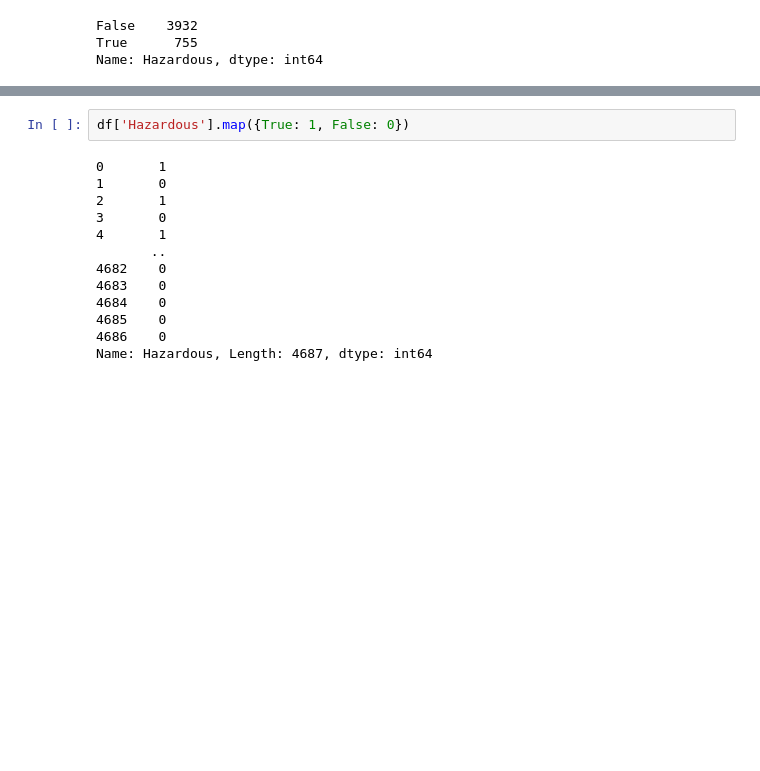
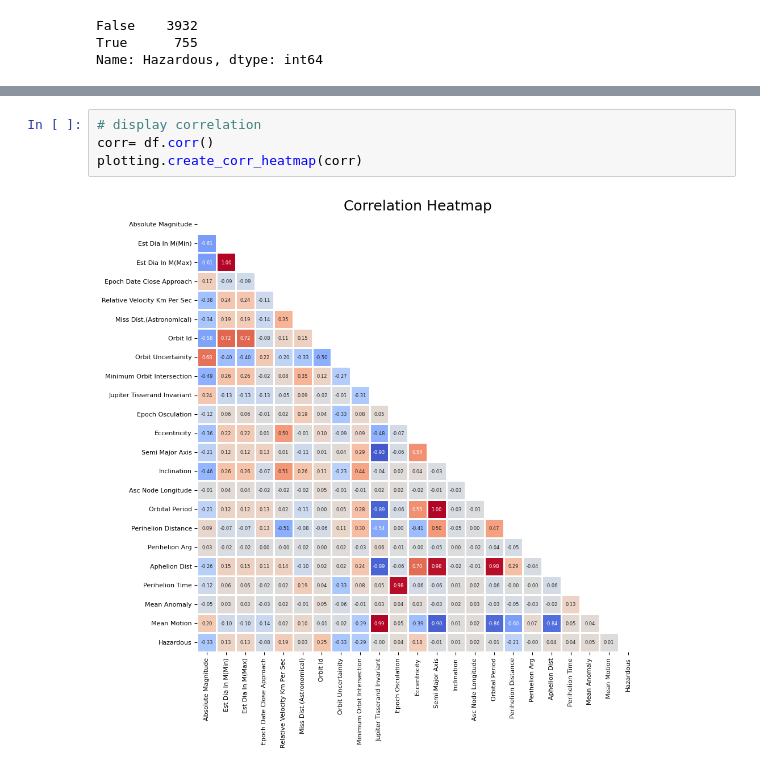
Before and after one commit to danjelito/classification-asteroid, a Jupyter notebook: notebook/eda.ipynb, the cells around one changed output, grey strips where cells are left out. Saved outputs shown, nothing was run; the diff lists cells and outputs as text; blank space fills up the shorter version.

```diff
--- a/notebook/eda.ipynb
+++ b/notebook/eda.ipynb
@@ -179,15 +159,6 @@ Feature with absolute skewness > 0.5:
-# %%
-df['Hazardous'].map({True: 1, False: 0})
-# %% [output]
-0       1
-1       0
-2       1
-3       0
-4       1
-       ..
-4682    0
-4683    0
-4684    0
-4685    0
-4686    0
-Name: Hazardous, Length: 4687, dtype: int64
+# %%
+# display correlation
+corr= df.corr()
+plotting.create_corr_heatmap(corr)
+# %% [output]
+[figure, added]
```
Also changed, not shown: parts of 14 cells of this notebook, 4 other files.
